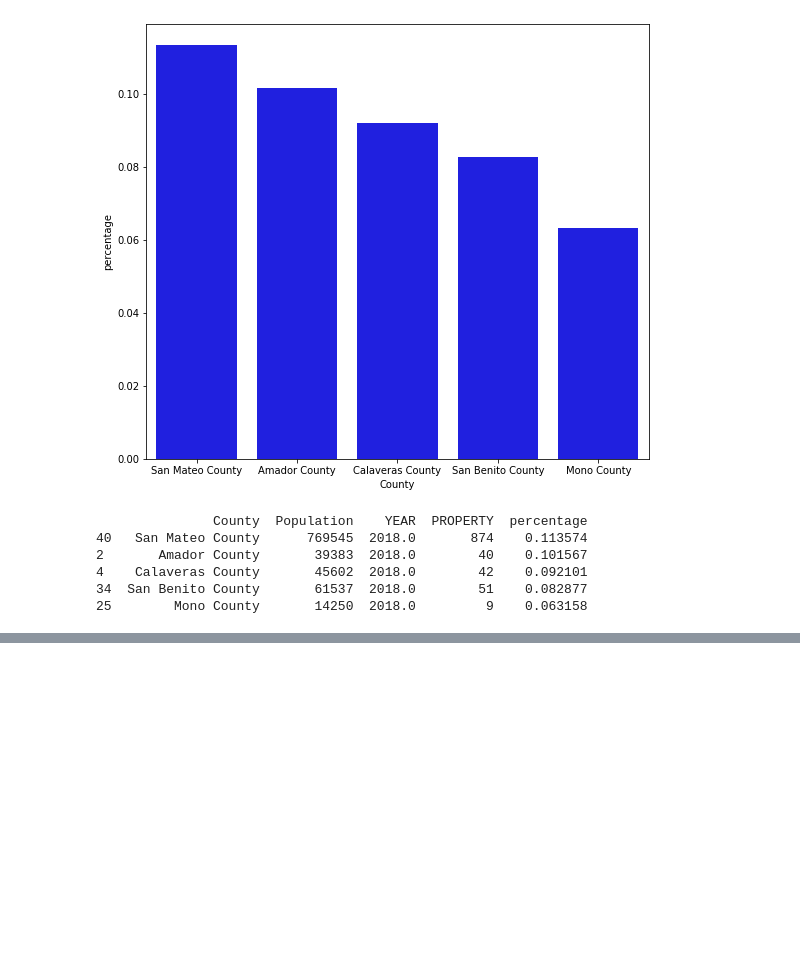
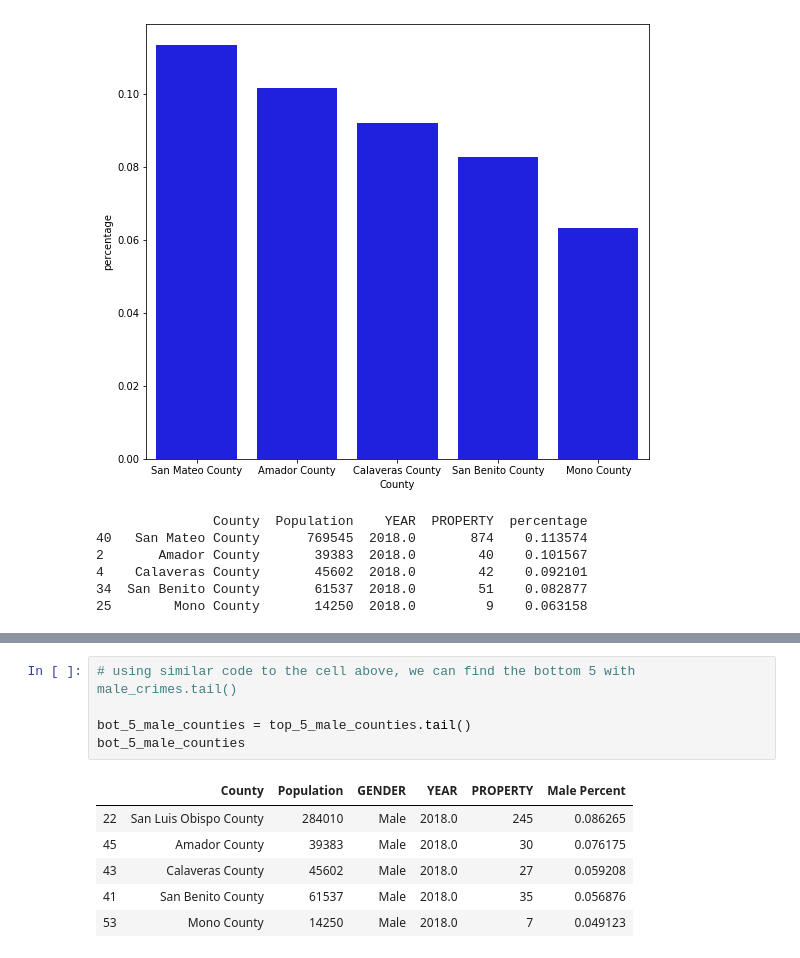
Before and after one commit to joseh4/Testing-the-link-between-fast-food-restaurants-and-property-crime-in-CA, a Jupyter notebook: master-notebook-crime.ipynb, the cells around one changed output, grey strips where cells are left out. Cells and saved outputs as stored; diff of their text form; blank space fills up the shorter version.

```diff
--- a/master-notebook-crime.ipynb
+++ b/master-notebook-crime.ipynb
@@ -302,0 +337,12 @@ print(bot_5)
+# %%
+# using similar code to the cell above, we can find the bottom 5 with male_crimes.tail()
+
+bot_5_male_counties = top_5_male_counties.tail()
+bot_5_male_counties
+# %% [output]
+|  | County | Population | GENDER | YEAR | PROPERTY | Male Percent |
+| 22 | San Luis Obispo County | 284010 | Male | 2018.0 | 245 | 0.086265 |
+| 45 | Amador County | 39383 | Male | 2018.0 | 30 | 0.076175 |
+| 43 | Calaveras County | 45602 | Male | 2018.0 | 27 | 0.059208 |
+| 41 | San Benito County | 61537 | Male | 2018.0 | 35 | 0.056876 |
+| 53 | Mono County | 14250 | Male | 2018.0 | 7 | 0.049123 |
```
Also changed, not shown: parts of 11 cells of this notebook, 1 other file.
